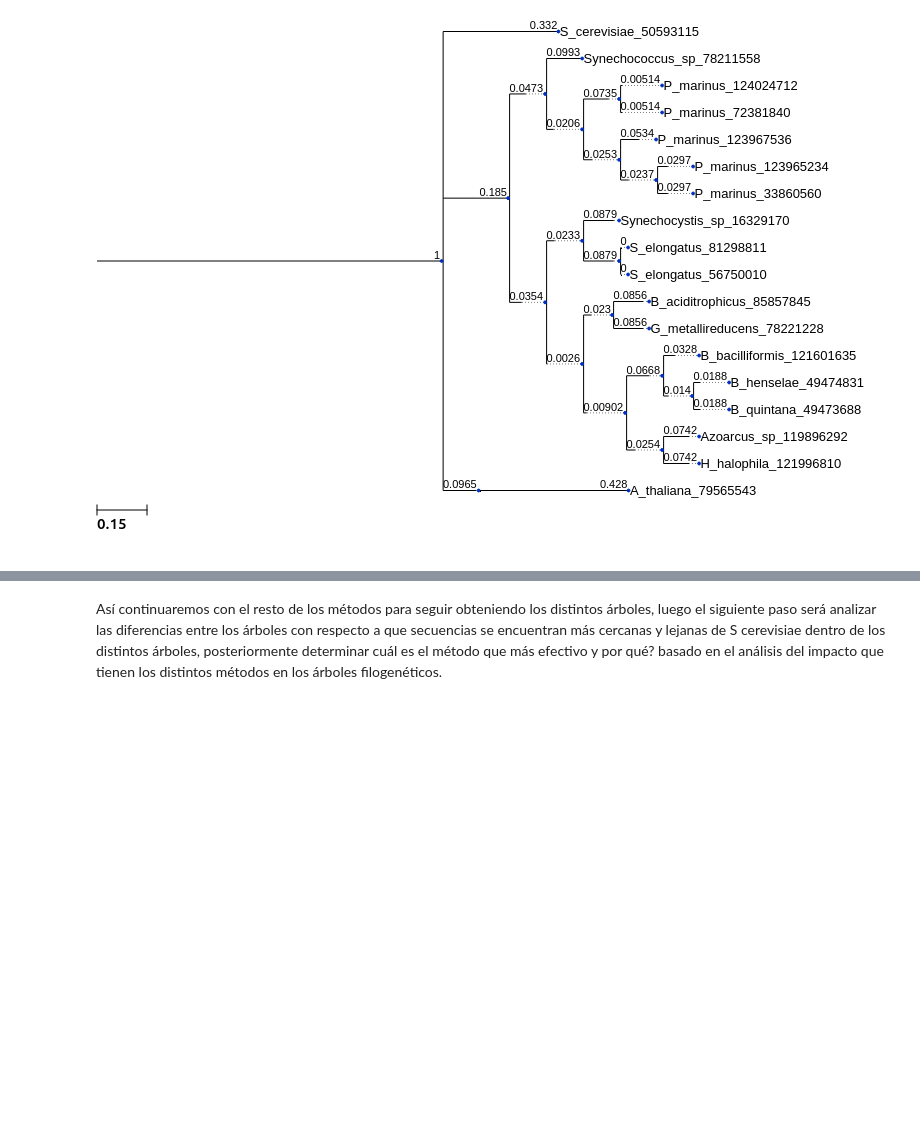
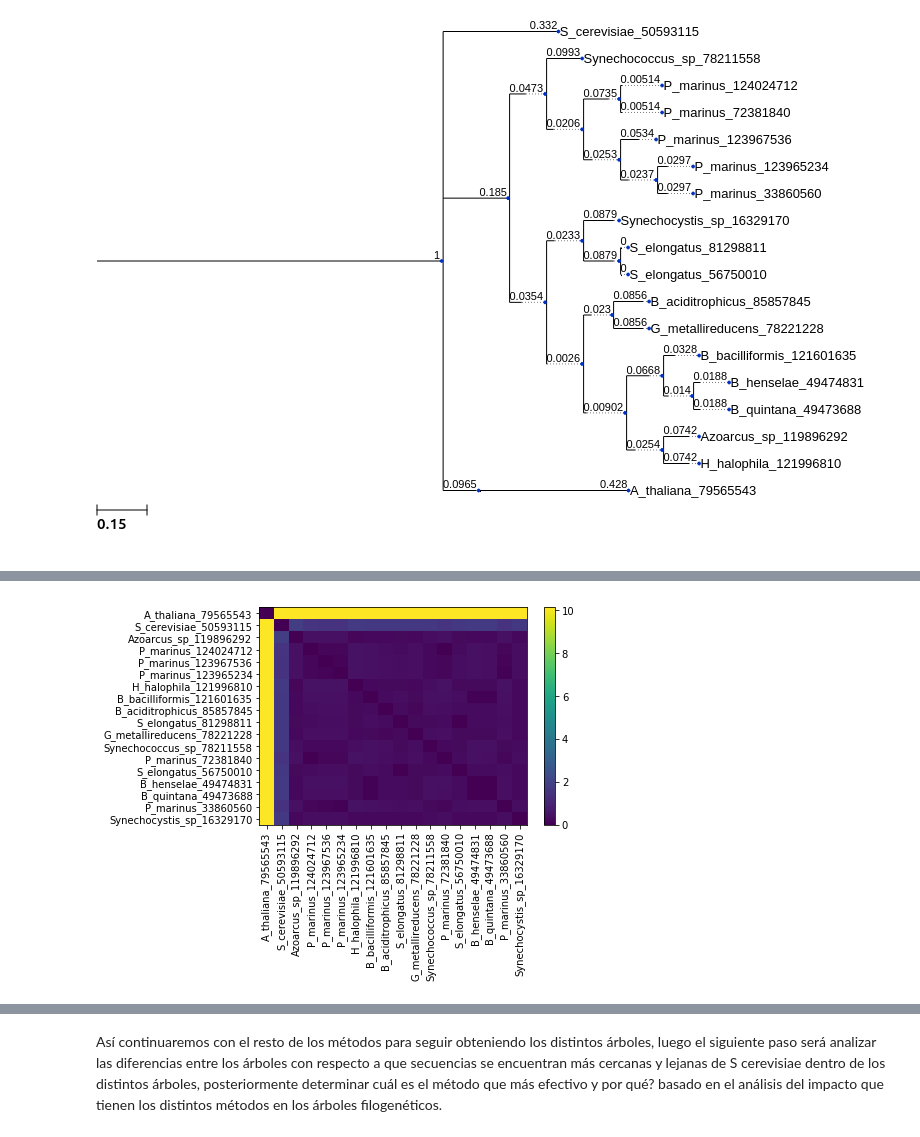
Before and after one commit to csampez/phylogenetics, a Jupyter notebook: paper/notebooks/Análisis Filogenético.ipynb, the cells around one changed output, grey strips where cells are left out. Drawn from its saved outputs; the diff is of its cells as text; code cells hidden in the pictures; blank space fills up the shorter version.

```diff
--- a/paper/notebooks/Análisis Filogenético.ipynb
+++ b/paper/notebooks/Análisis Filogenético.ipynb
@@ -343,0 +368,17 @@ ete3.TreeNode.from_skbio(rooted_tree).render("%%inline", tree_style=ts)
+# %%
+#Función de correción de distancias Jukes Cantor
+import math
+def jukes_cantor(d):
+    djc=np.zeros(shape=(len(d[0]),len(d[0])))
+    for i in range(len(d[0])):
+        for j in range(len(d[0])):
+            if d[i,j]>0.749999:
+                djc[i,j]=(float(-3/4))*math.log(1-float(4/3)*0.749999)
+            else:
+                djc[i,j]=(float(-3/4))*math.log(1-float(4/3)*d[i,j])
+    return DistanceMatrix(djc, ids=d.ids)
+# %%
+tree_jc=jukes_cantor(dm)
+tree_jc #corrección de distancias Jukes cantor
+# %% [output]
+[figure, added]
```
Also changed, not shown: parts of 11 cells of this notebook, 2 other files.
